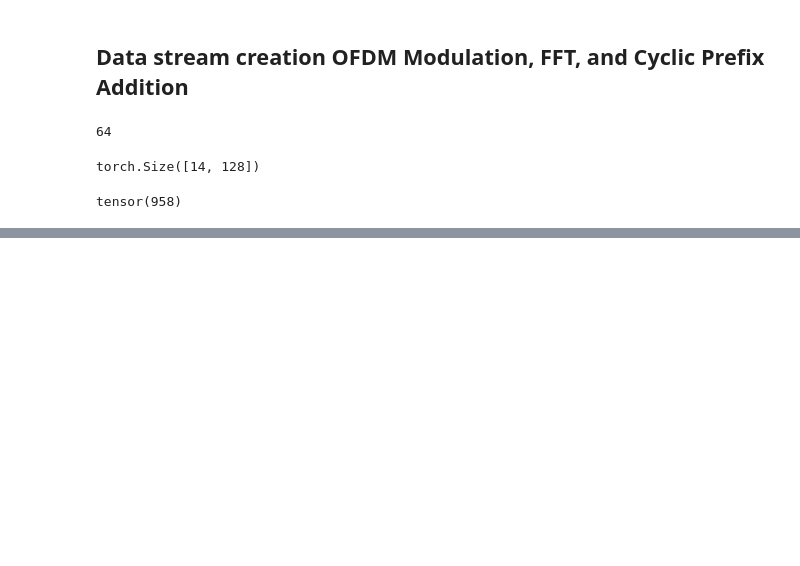
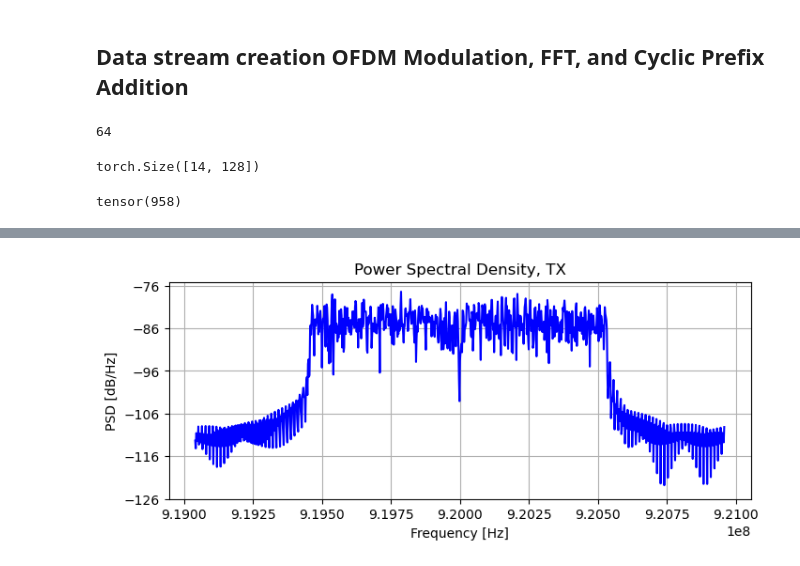
Before and after one commit to lkk688/AIsensing, a Jupyter notebook: sdrpysim/ofdmsim_pytorch.ipynb, the cells around one changed output, grey strips where cells are left out. Drawn from its saved outputs; the diff is of its cells as text; code cells hidden in the pictures; blank space fills up the shorter version.

```diff
--- a/sdrpysim/ofdmsim_pytorch.ipynb
+++ b/sdrpysim/ofdmsim_pytorch.ipynb
@@ -322,0 +541,21 @@ pdsch_bits, pdsch_symbols = create_PDSCH_data(TTI_mask_RE, Qm, mapping_table_Qm,
+# %%
+def PSD_plot(signal, Fs, f, info='TX'):
+
+    # Convert PyTorch tensor to NumPy array if necessary
+    if isinstance(signal, torch.Tensor):
+        signal = signal.numpy()
+
+    plt.figure(figsize=(8, 3))
+    plt.psd(signal, Fs=Fs, NFFT=1024, Fc=f, color='blue')
+    plt.grid(True)
+    plt.xlabel('Frequency [Hz]')
+    plt.ylabel('PSD [dB/Hz]')
+    plt.title(f'Power Spectral Density, {info}')
+    if save_plots:
+        plt.savefig(f'PSD_{info}.png')
+    plt.show()
+# %%
+SDR_TX_Frequency = int(920e6)  # SDR TX frequency in Hz
+PSD_plot(TX_Samples, SampleRate, SDR_TX_Frequency, 'TX')
+# %% [output]
+[figure, added]
```
Also changed, not shown: parts of 91 cells of this notebook.
